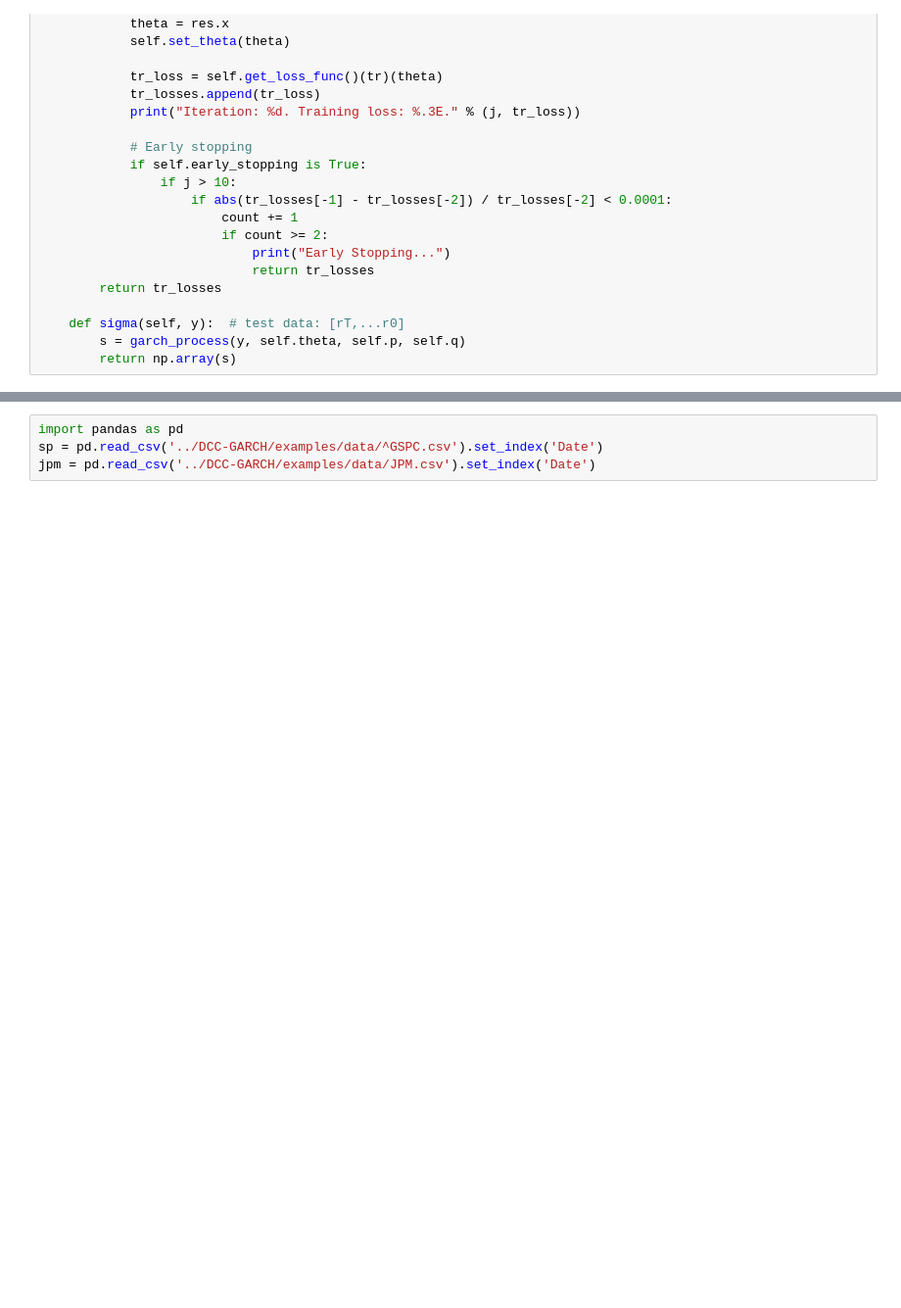
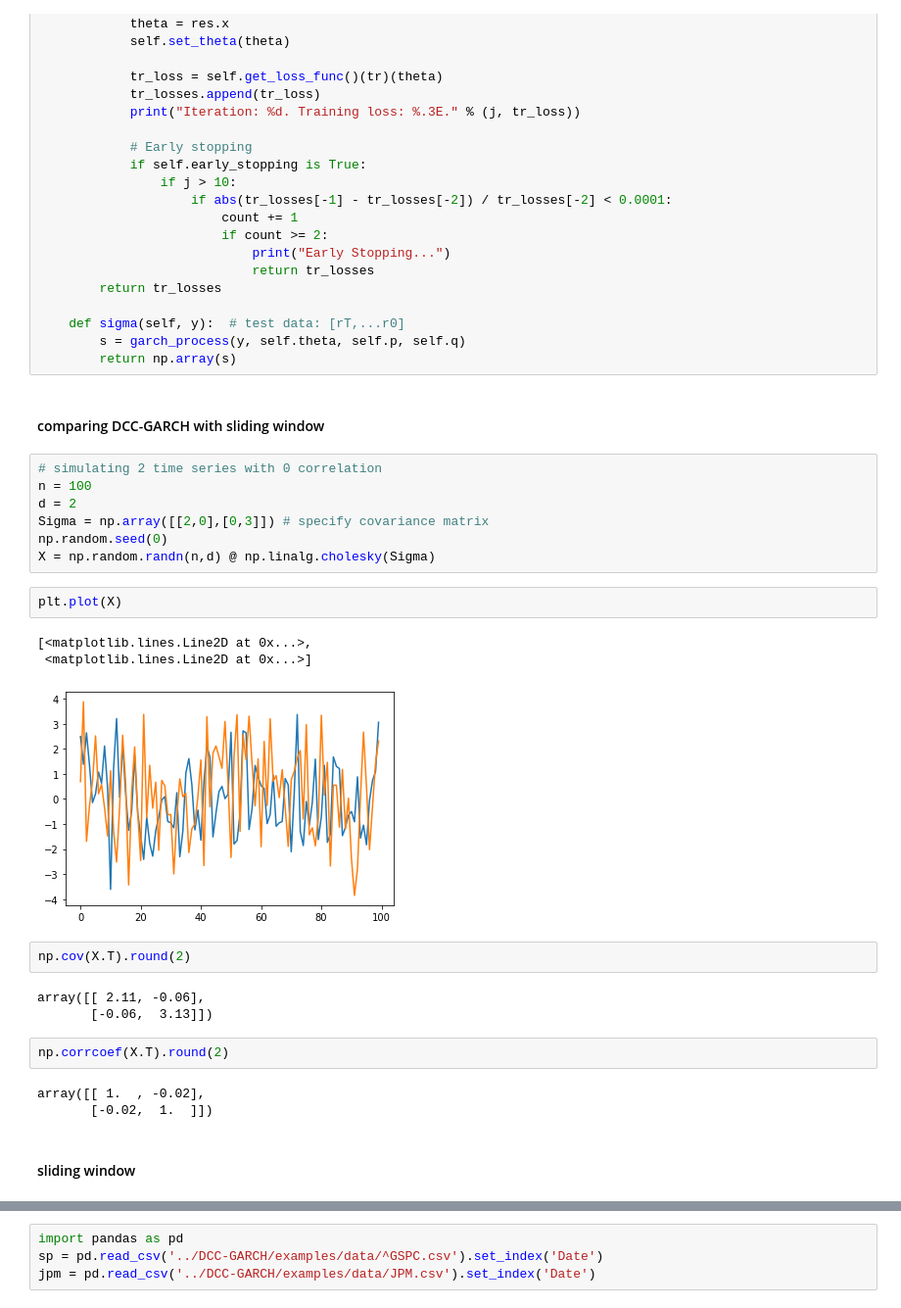
Before and after one commit to syzhang/tops_check, a Jupyter notebook: garch_dcc.ipynb, the cells around one changed output, grey strips where cells are left out. Shown at 98% size. Cells and saved outputs as stored; diff of their text form; blank space fills up the shorter version.

```diff
--- a/garch_dcc.ipynb
+++ b/garch_dcc.ipynb
@@ -499,3 +503,30 @@ class GARCH():
     def sigma(self, y):  # test data: [rT,...r0]
         s = garch_process(y, self.theta, self.p, self.q)
         return np.array(s)
+# %% [markdown]
+#### comparing DCC-GARCH with sliding window
+# %%
+# simulating 2 time series with 0 correlation
+n = 100
+d = 2
+Sigma = np.array([[2,0],[0,3]]) # specify covariance matrix
+np.random.seed(0)
+X = np.random.randn(n,d) @ np.linalg.cholesky(Sigma)
+# %%
+plt.plot(X)
+# %% [output]
+[<matplotlib.lines.Line2D at 0x...>,
+ <matplotlib.lines.Line2D at 0x...>]
+[figure, added]
+# %%
+np.cov(X.T).round(2)
+# %% [output]
+array([[ 2.11, -0.06],
+       [-0.06,  3.13]])
+# %%
+np.corrcoef(X.T).round(2)
+# %% [output]
+array([[ 1.  , -0.02],
+       [-0.02,  1.  ]])
+# %% [markdown]
+#### sliding window
```
Also changed, not shown: parts of 26 cells of this notebook, 2 other files.
